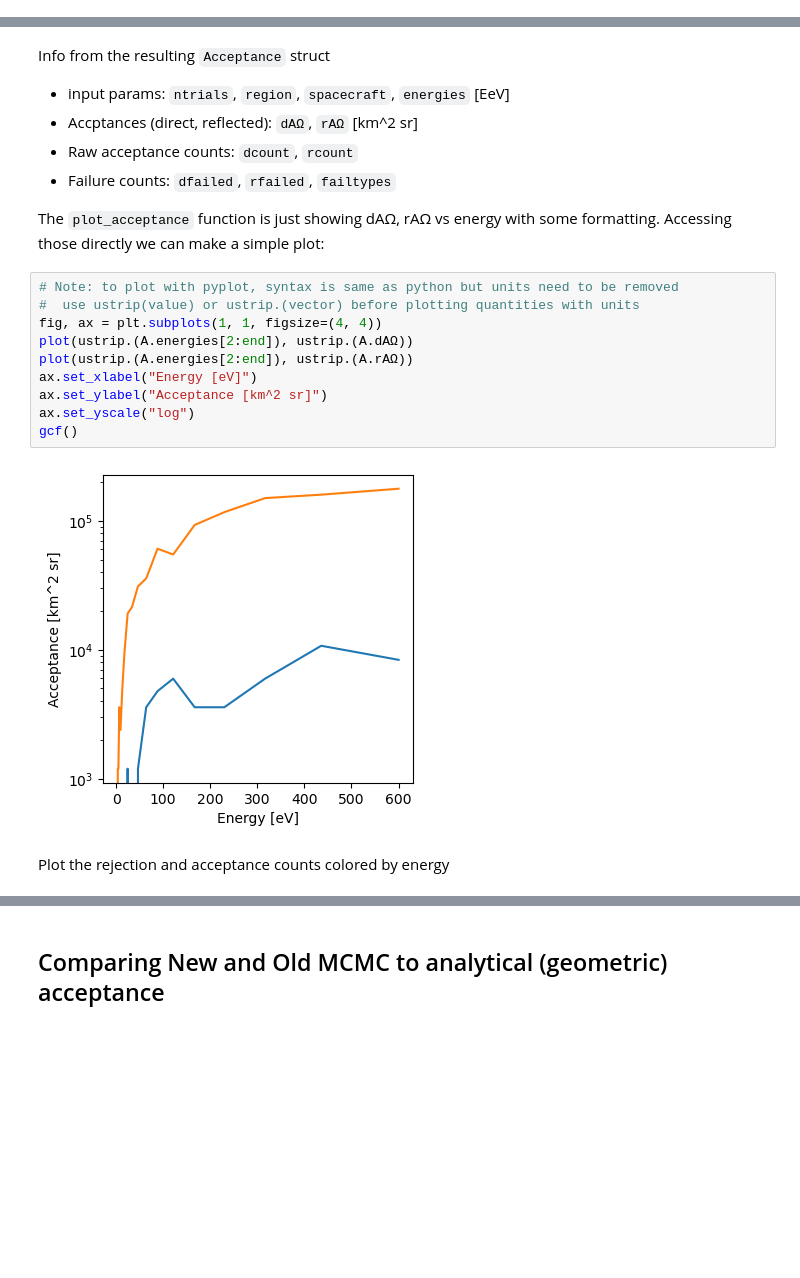
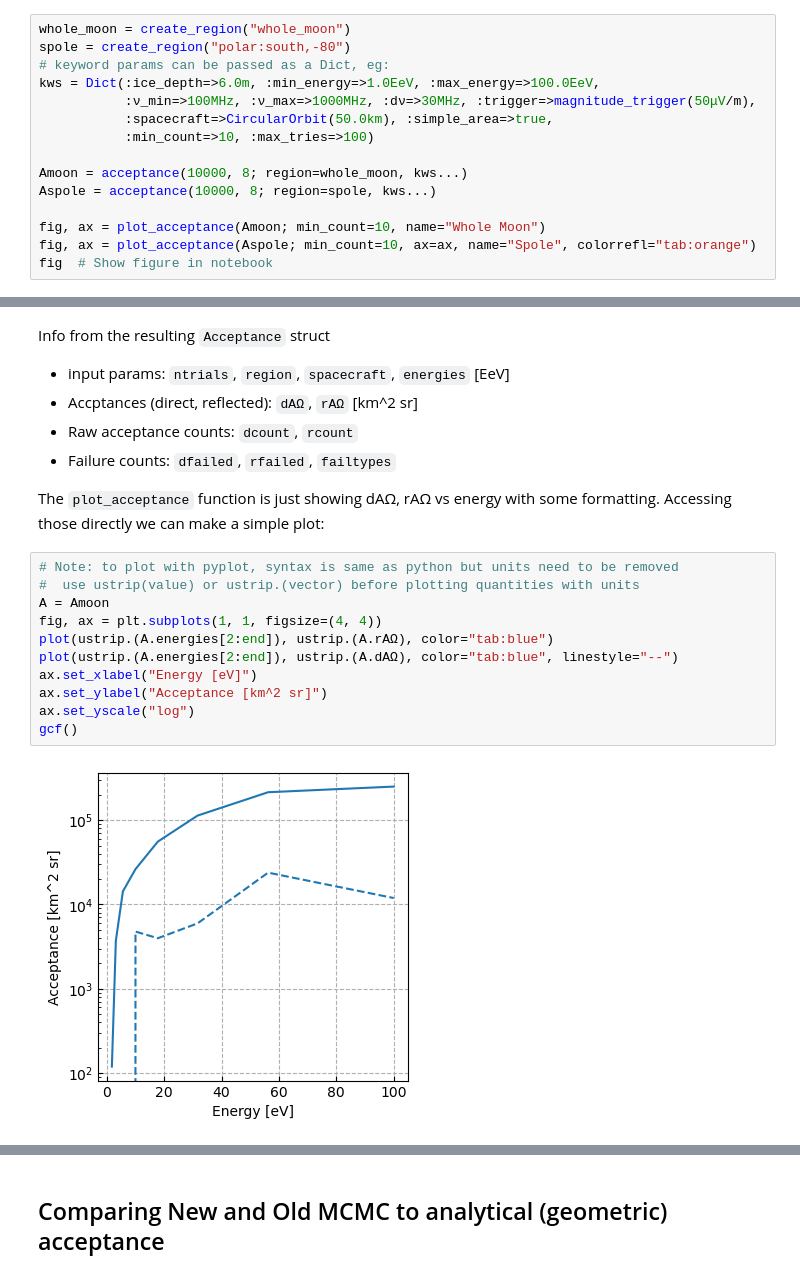
Before and after one commit to cjtu/CoRaLS.jl, a Jupyter notebook: notebooks/acceptance.ipynb, the cells around one changed output, grey strips where cells are left out. Cells and saved outputs as stored; diff of their text form; blank space fills up the shorter version.

```diff
--- a/notebooks/acceptance.ipynb
+++ b/notebooks/acceptance.ipynb
@@ -64,0 +57,15 @@ gcf()  # Show figure in notebook
+# %%
+whole_moon = create_region("whole_moon")
+spole = create_region("polar:south,-80")
+# keyword params can be passed as a Dict, eg:
+kws = Dict(:ice_depth=>6.0m, :min_energy=>1.0EeV, :max_energy=>100.0EeV,
+           :ν_min=>100MHz, :ν_max=>1000MHz, :dν=>30MHz, :trigger=>magnitude_trigger(50μV/m),
+           :spacecraft=>CircularOrbit(50.0km), :simple_area=>true,
+           :min_count=>10, :max_tries=>100)
+
+Amoon = acceptance(10000, 8; region=whole_moon, kws...)
+Aspole = acceptance(10000, 8; region=spole, kws...)
+
+fig, ax = plot_acceptance(Amoon; min_count=10, name="Whole Moon")
+fig, ax = plot_acceptance(Aspole; min_count=10, ax=ax, name="Spole", colorrefl="tab:orange")
+fig  # Show figure in notebook
@@ -74,14 +128,13 @@ The `plot_acceptance` function is just showing dAΩ, rAΩ vs energy with some fo
 # %%
 # Note: to plot with pyplot, syntax is same as python but units need to be removed
 #  use ustrip(value) or ustrip.(vector) before plotting quantities with units
+A = Amoon
 fig, ax = plt.subplots(1, 1, figsize=(4, 4))
-plot(ustrip.(A.energies[2:end]), ustrip.(A.dAΩ))
-plot(ustrip.(A.energies[2:end]), ustrip.(A.rAΩ))
+plot(ustrip.(A.energies[2:end]), ustrip.(A.rAΩ), color="tab:blue")
+plot(ustrip.(A.energies[2:end]), ustrip.(A.dAΩ), color="tab:blue", linestyle="--")
 ax.set_xlabel("Energy [eV]")
 ax.set_ylabel("Acceptance [km^2 sr]")
 ax.set_yscale("log")
 gcf()
 # %% [output]
-[figure, old version]
+[figure, new version]
-# %% [markdown]
-Plot the rejection and acceptance counts colored by energy
```
Also changed, not shown: parts of 22 cells of this notebook, 2 other files.
